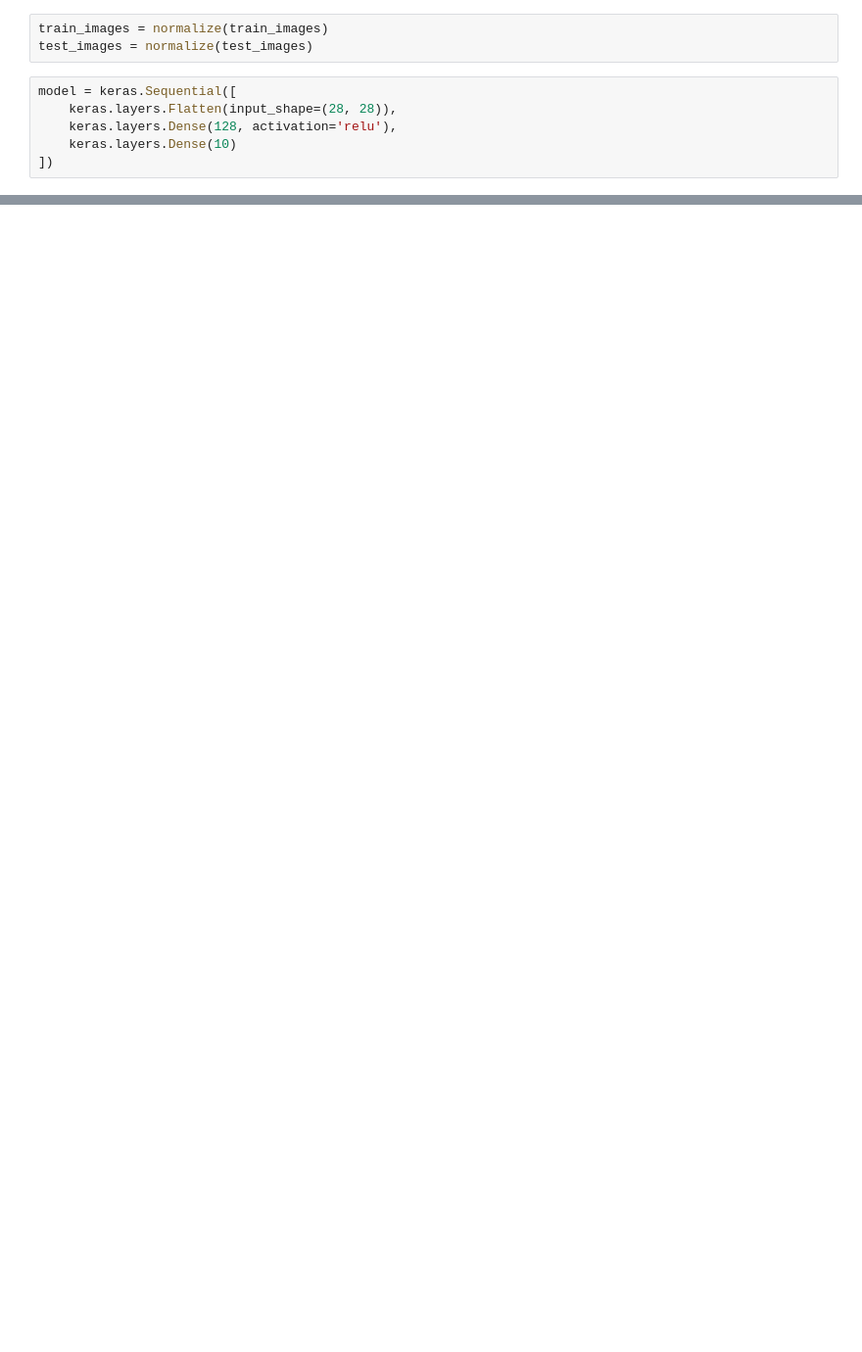
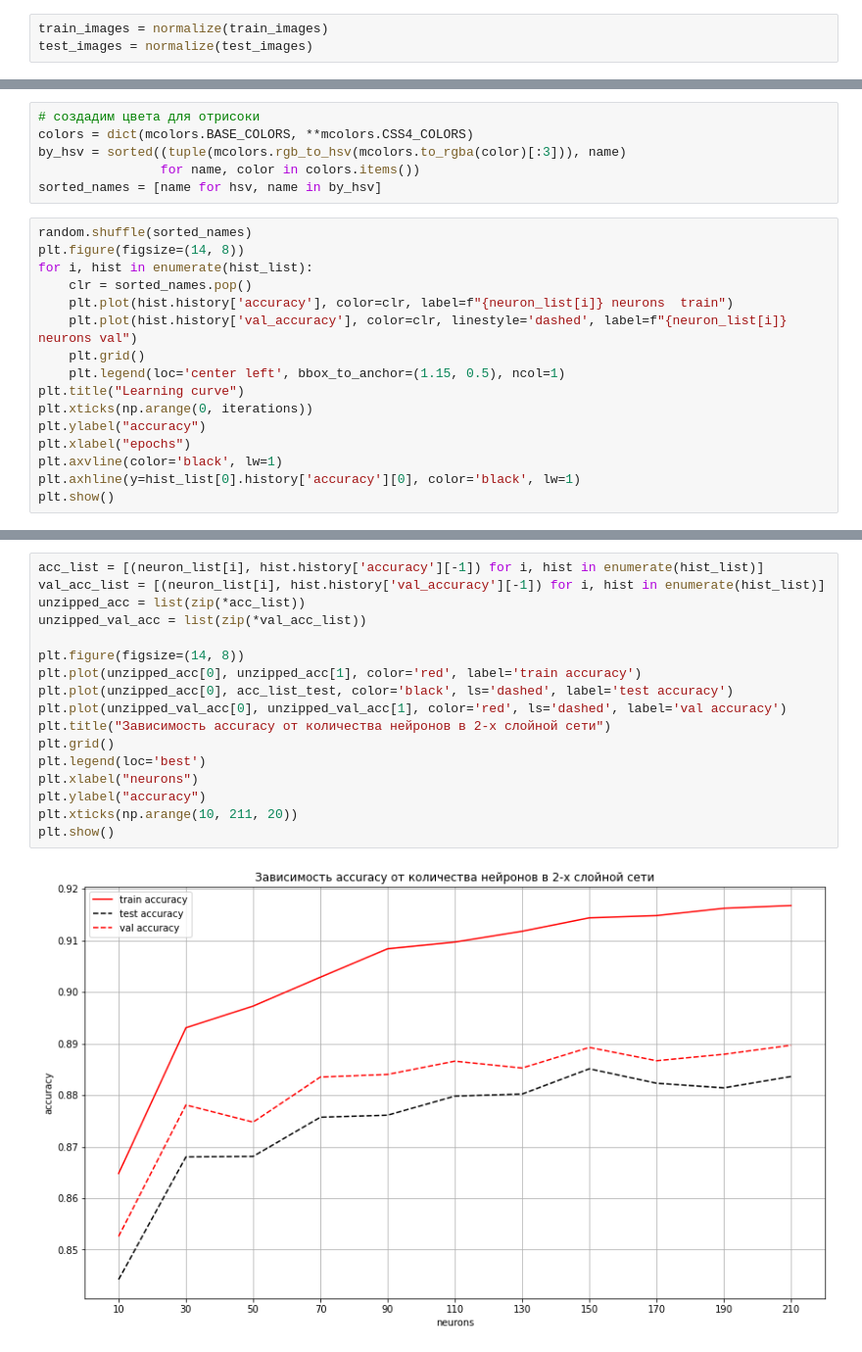
Before and after one commit to dTenebrae/neural_networks, a Jupyter notebook: hw2.ipynb, the cells around one changed output, grey strips where cells are left out. Shown at 98% size. Cells and saved outputs as stored; diff of their text form; blank space fills up the shorter version.

```diff
--- a/hw2.ipynb
+++ b/hw2.ipynb
@@ -46,9 +60,3 @@ for i in range(10):
 # %%
 train_images = normalize(train_images)
 test_images = normalize(test_images)
-# %%
-model = keras.Sequential([
-    keras.layers.Flatten(input_shape=(28, 28)),
-    keras.layers.Dense(128, activation='relu'),
-    keras.layers.Dense(10)
-])
@@ -68,0 +93,22 @@ To enable them in other operations, rebuild TensorFlow with the appropriate comp
+# %%
+# создадим цвета для отрисоки
+colors = dict(mcolors.BASE_COLORS, **mcolors.CSS4_COLORS)
+by_hsv = sorted((tuple(mcolors.rgb_to_hsv(mcolors.to_rgba(color)[:3])), name)
+                for name, color in colors.items())
+sorted_names = [name for hsv, name in by_hsv]
+# %%
+random.shuffle(sorted_names)
+plt.figure(figsize=(14, 8))
+for i, hist in enumerate(hist_list):
+    clr = sorted_names.pop()
+    plt.plot(hist.history['accuracy'], color=clr, label=f"{neuron_list[i]} neurons  train")
+    plt.plot(hist.history['val_accuracy'], color=clr, linestyle='dashed', label=f"{neuron_list[i]} neurons val")
+    plt.grid()
+    plt.legend(loc='center left', bbox_to_anchor=(1.15, 0.5), ncol=1)
+plt.title("Learning curve")
+plt.xticks(np.arange(0, iterations))
+plt.ylabel("accuracy")
+plt.xlabel("epochs")
+plt.axvline(color='black', lw=1)
+plt.axhline(y=hist_list[0].history['accuracy'][0], color='black', lw=1)
+plt.show()
@@ -68,0 +117,19 @@ To enable them in other operations, rebuild TensorFlow with the appropriate comp
+# %%
+acc_list = [(neuron_list[i], hist.history['accuracy'][-1]) for i, hist in enumerate(hist_list)]
+val_acc_list = [(neuron_list[i], hist.history['val_accuracy'][-1]) for i, hist in enumerate(hist_list)]
+unzipped_acc = list(zip(*acc_list))
+unzipped_val_acc = list(zip(*val_acc_list))
+
+plt.figure(figsize=(14, 8))
+plt.plot(unzipped_acc[0], unzipped_acc[1], color='red', label='train accuracy')
+plt.plot(unzipped_acc[0], acc_list_test, color='black', ls='dashed', label='test accuracy')
+plt.plot(unzipped_val_acc[0], unzipped_val_acc[1], color='red', ls='dashed', label='val accuracy')
+plt.title("Зависимость accuracy от количества нейронов в 2-х слойной сети")
+plt.grid()
+plt.legend(loc='best')
+plt.xlabel("neurons")
+plt.ylabel("accuracy")
+plt.xticks(np.arange(10, 211, 20))
+plt.show()
+# %% [output]
+[figure, added]
```
Also changed, not shown: parts of 28 cells of this notebook.
